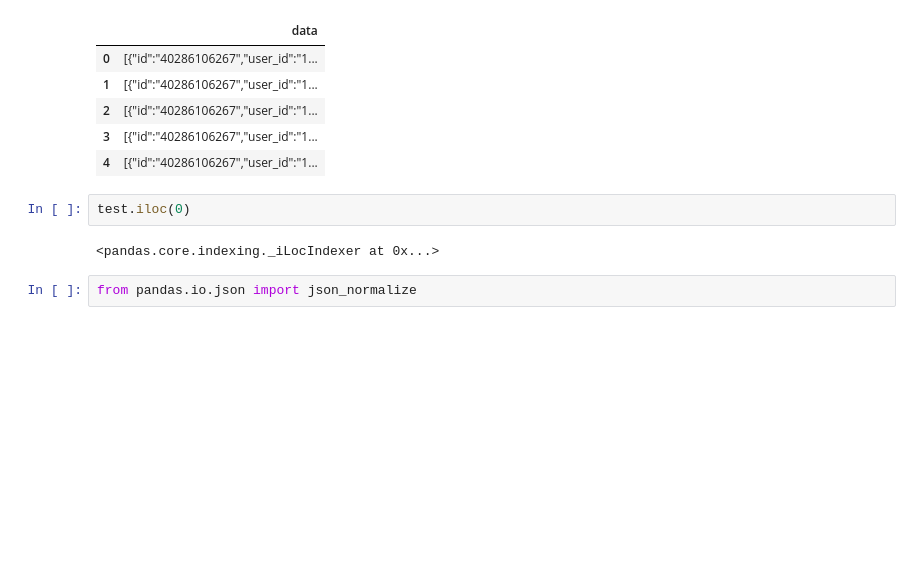
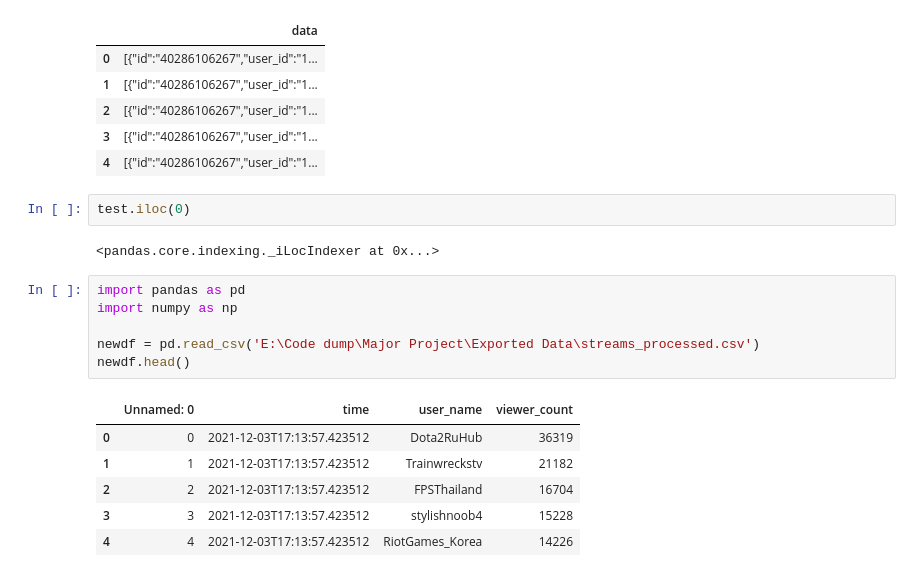
Before and after one commit to surajanand-j/Major-Twitch, a Jupyter notebook: data processing test.ipynb, the cells around one changed output. Cells and saved outputs as stored; diff of their text form; blank space fills up the shorter version.

```diff
--- a/data processing test.ipynb
+++ b/data processing test.ipynb
@@ -134,5 +134,16 @@ test.head()
 test.iloc(0)
 # %% [output]
 <pandas.core.indexing._iLocIndexer at 0x...>
-# %%
-from pandas.io.json import json_normalize
+# %%
+import pandas as pd
+import numpy as np
+
+newdf = pd.read_csv('E:\Code dump\Major Project\Exported Data\streams_processed.csv')
+newdf.head()
+# %% [output]
+|  | Unnamed: 0 | time | user_name | viewer_count |
+| 0 | 0 | 2021-12-03T17:13:57.423512 | Dota2RuHub | 36319 |
+| 1 | 1 | 2021-12-03T17:13:57.423512 | Trainwreckstv | 21182 |
+| 2 | 2 | 2021-12-03T17:13:57.423512 | FPSThailand | 16704 |
+| 3 | 3 | 2021-12-03T17:13:57.423512 | stylishnoob4 | 15228 |
+| 4 | 4 | 2021-12-03T17:13:57.423512 | RiotGames_Korea | 14226 |
```
Also changed, not shown: parts of 5 cells of this notebook, 4 other files.
